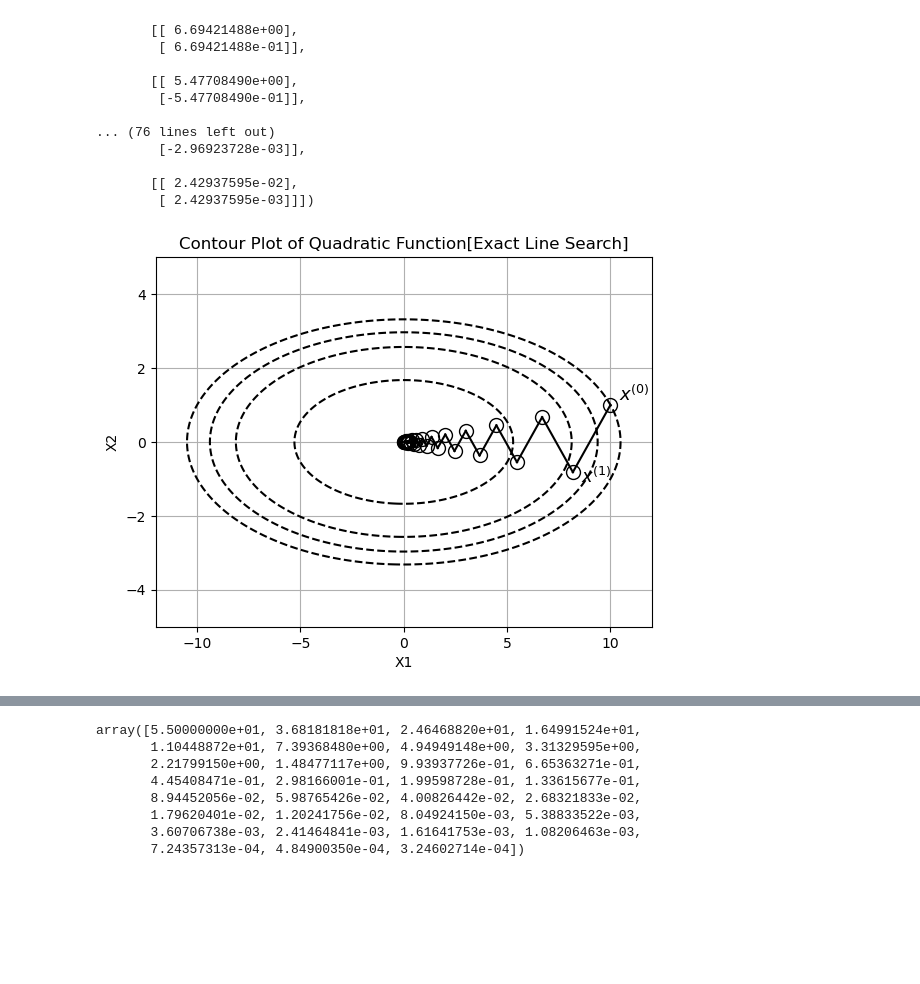
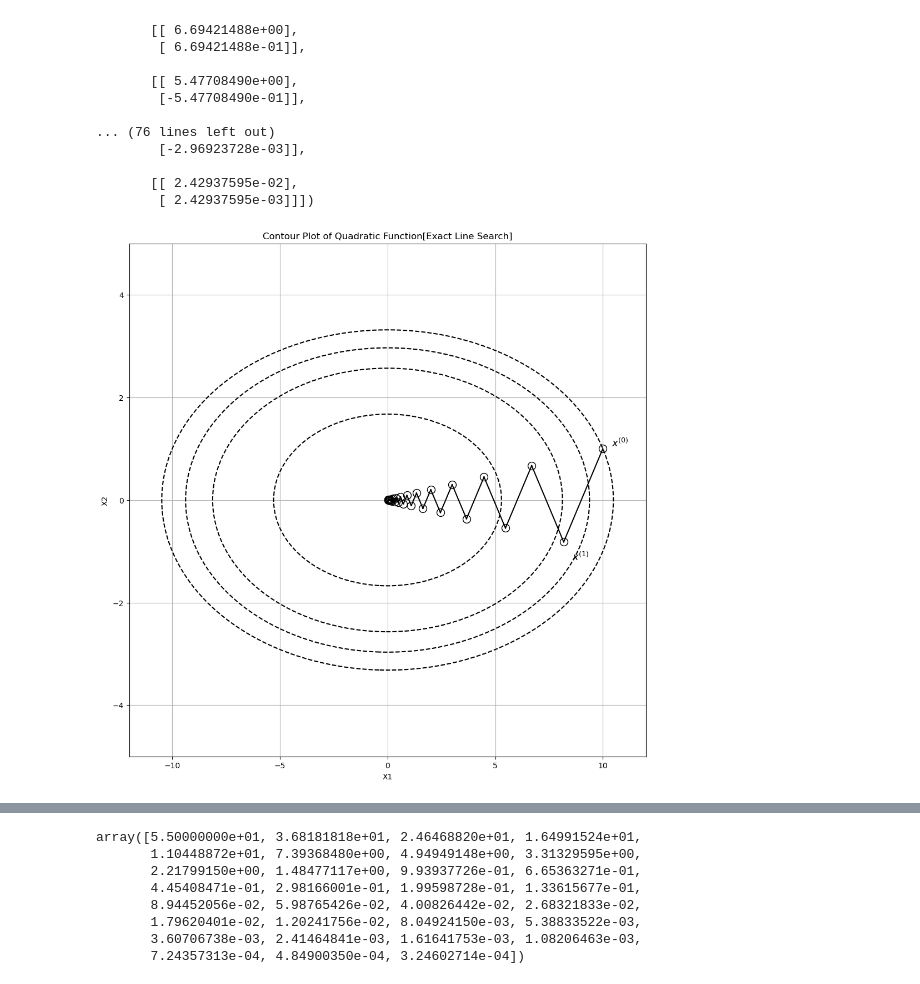
Before and after one commit to Ravi-Raghavan/ConvexOptimization, a Jupyter notebook: Homework #4 - Part 2.ipynb, the cells around one changed output, grey strips where cells are left out. Saved outputs shown, nothing was run; the diff lists cells and outputs as text; code cells hidden in the pictures; blank space fills up the shorter version.

```diff
--- a/Homework #4 - Part 2.ipynb
+++ b/Homework #4 - Part 2.ipynb
@@ -280,35 +280,35 @@ X1, X2 = np.meshgrid(x1, x2)
 #gamma: function input
 def f1_plot(x1, x2, gamma = 10):
     return 0.5 * ((x1 ** 2) + (gamma * (x2 ** 2)))
 
 #given points on the contour grid, get function values
 F = f1_plot(X1, X2)
 
 #set figure size
-plt.figure(figsize = (6.4, 4.8))
+plt.figure(figsize = (12, 12))
 
 #plot f1 exact line search iterates
 for point in f1_exact_line_search_iterates:
     plt.plot(point[0, 0], point[1, 0], 'o', markersize=10, color='black', markerfacecolor='none')
 
 #label x^(0) and x^(1)
 offset = 0.4
 plt.text(f1_exact_line_search_iterates[0][0, 0] + offset, f1_exact_line_search_iterates[0][1, 0], r'$x^{(0)}$', fontsize=13, color='black', va='bottom', ha='left')
 plt.text(f1_exact_line_search_iterates[1][0, 0] + offset, f1_exact_line_search_iterates[1][1, 0] - offset, r'$x^{(1)}$', fontsize=13, color='black', va='bottom', ha='left')
 
 #Connect iterates via a line
 for i in range(len(f1_exact_line_search_iterates)-1):
     plt.plot([f1_exact_line_search_iterates[i][0, 0], f1_exact_line_search_iterates[i+1][0, 0]], [f1_exact_line_search_iterates[i][1, 0], f1_exact_line_search_iterates[i+1][1, 0]], color='black', linestyle='-')
 
 #Plot contour lines
 plt.contour(X1, X2, F, levels = [14, 33, 44, 55], colors='black', linestyles='dashed')
 plt.xlabel('X1')
 plt.ylabel('X2')
 plt.title('Contour Plot of Quadratic Function[Exact Line Search]')
 plt.grid(True)
 plt.show()
 # %% [output]
-[figure, old version]
+[figure, new version]
 # %%
 #run gradient descent, with backtracking algorithm, for f1(i.e. the quadratic function)
 f1_backtracking_iterates, f1_backtracking_function_values = backtracking_line_search_gradient_descent(f1, f1_gradient, f1_backtracking_algorithm, x0, 30, 1e-4)
```
Also changed, not shown: parts of 9 cells of this notebook.
